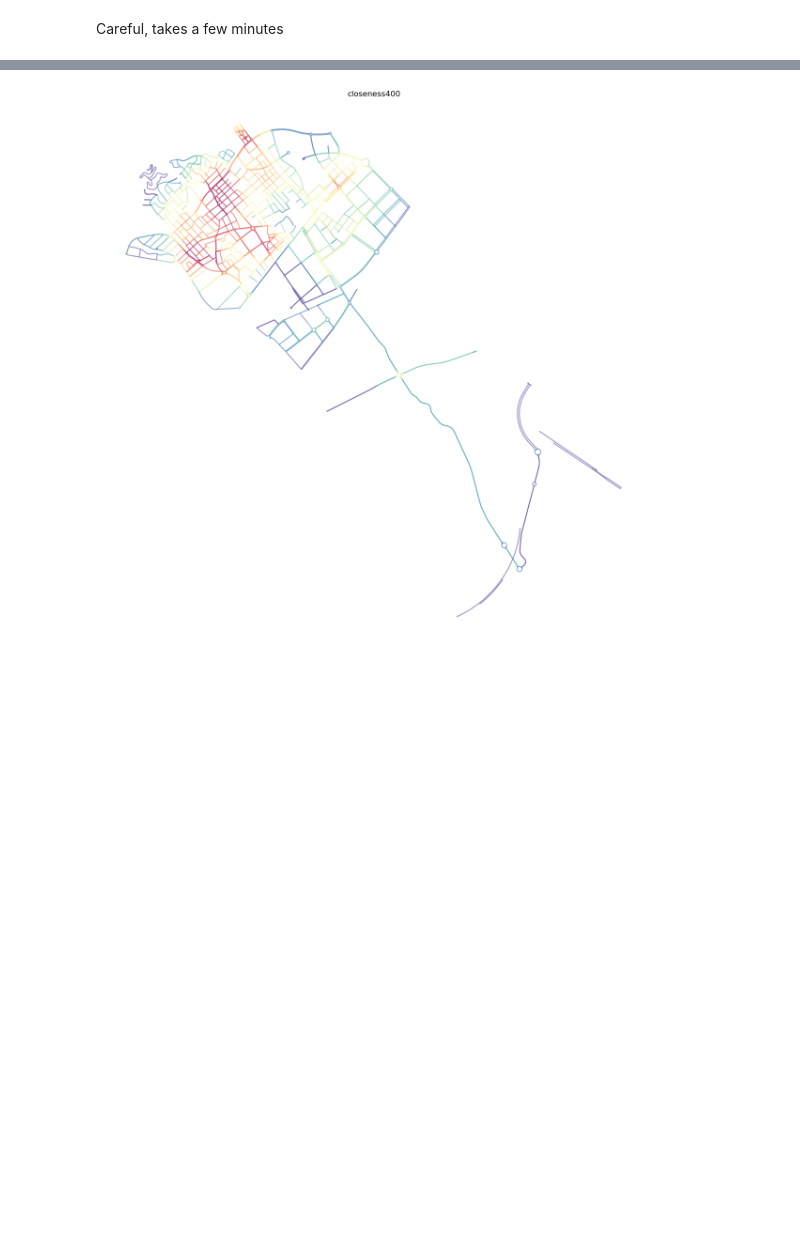
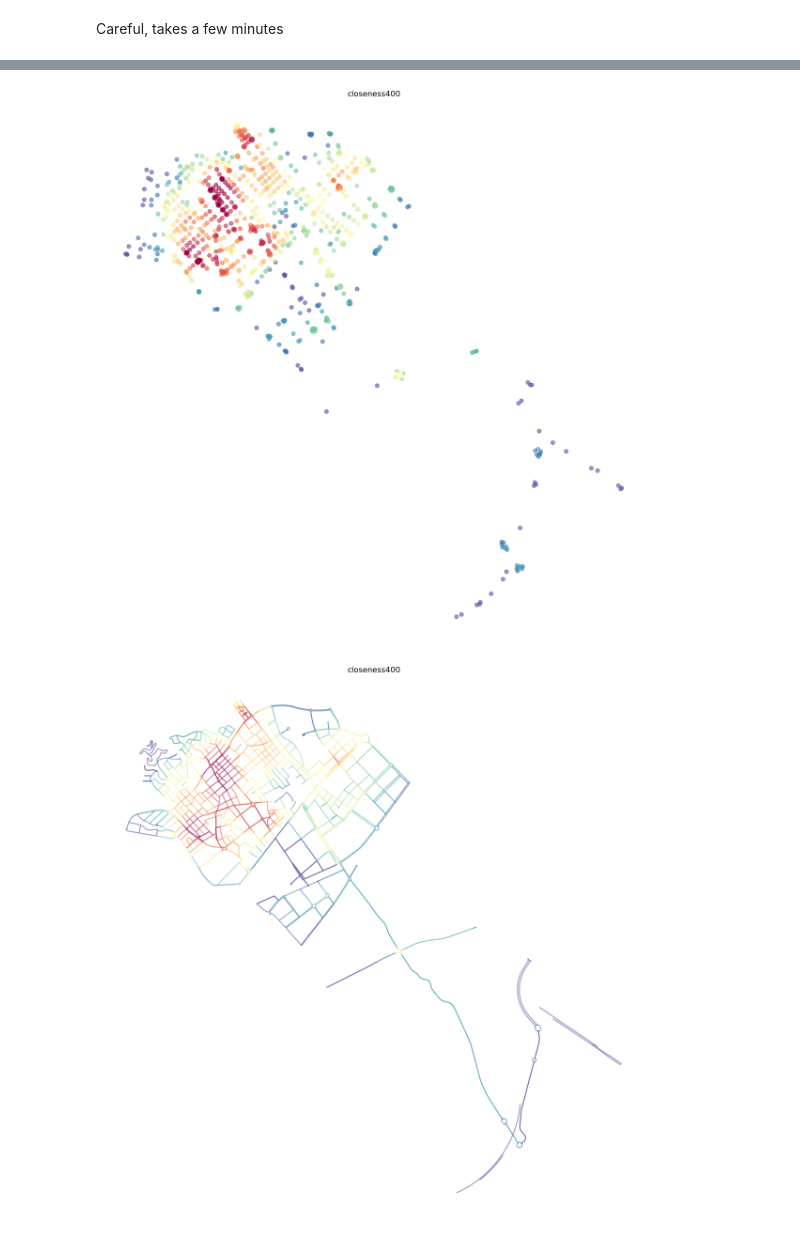
Before and after one commit to AndreaCutroni/ML-Noise-Prediction, a Jupyter notebook: deployment/Viladecans/notebooks/VIL_momepy.ipynb, the cells around one changed output, grey strips where cells are left out. Cells and saved outputs as stored; diff of their text form; code cells hidden in the pictures; blank space fills up the shorter version.

```diff
--- a/deployment/Viladecans/notebooks/VIL_momepy.ipynb
+++ b/deployment/Viladecans/notebooks/VIL_momepy.ipynb
@@ -170,3 +203,17 @@ _ = ax.set_title('Closeness Global Edge Mean (r=800 m)')
 local_clos = mm.closeness_centrality(
     primal, radius=400, name='closeness400', distance='mm_len', weight='mm_len'
 )
+# %%
+nodes = mm.nx_to_gdf(local_clos, lines=False)
+ax = nodes.plot(
+    column="closeness400",
+    cmap="Spectral_r",
+    scheme="quantiles",
+    k=15,
+    alpha=0.6,
+    figsize=(15, 15),
+)
+ax.set_axis_off()
+_ = ax.set_title("closeness400")
+# %% [output]
+[figure, added]
```
Also changed, not shown: parts of 22 cells of this notebook, 7 other files.
